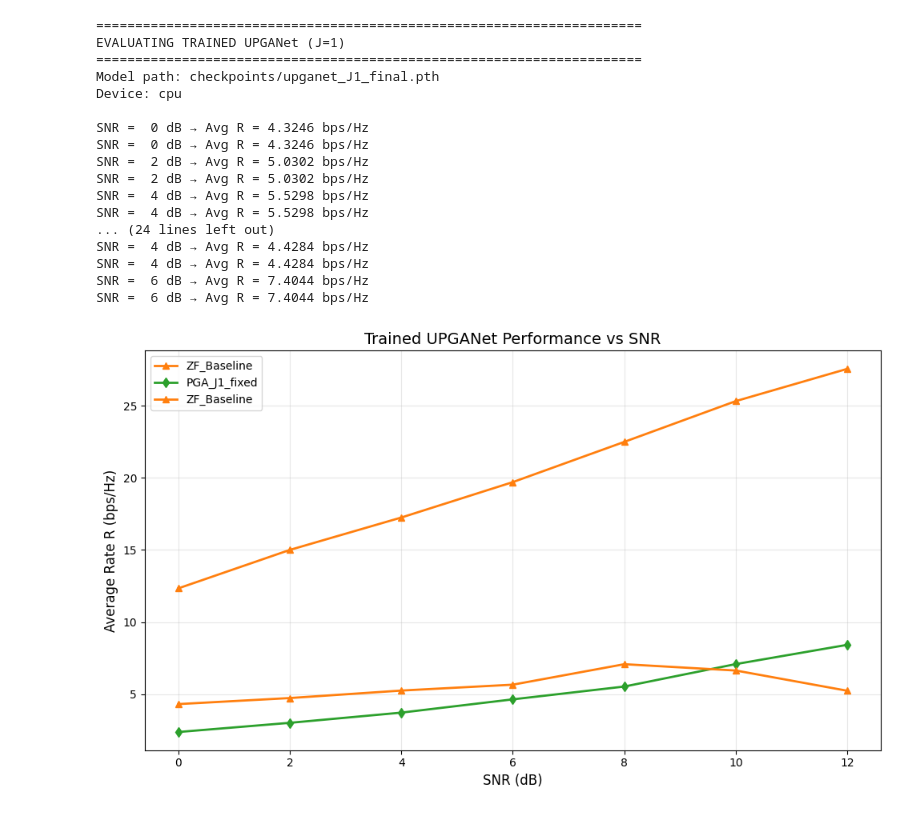
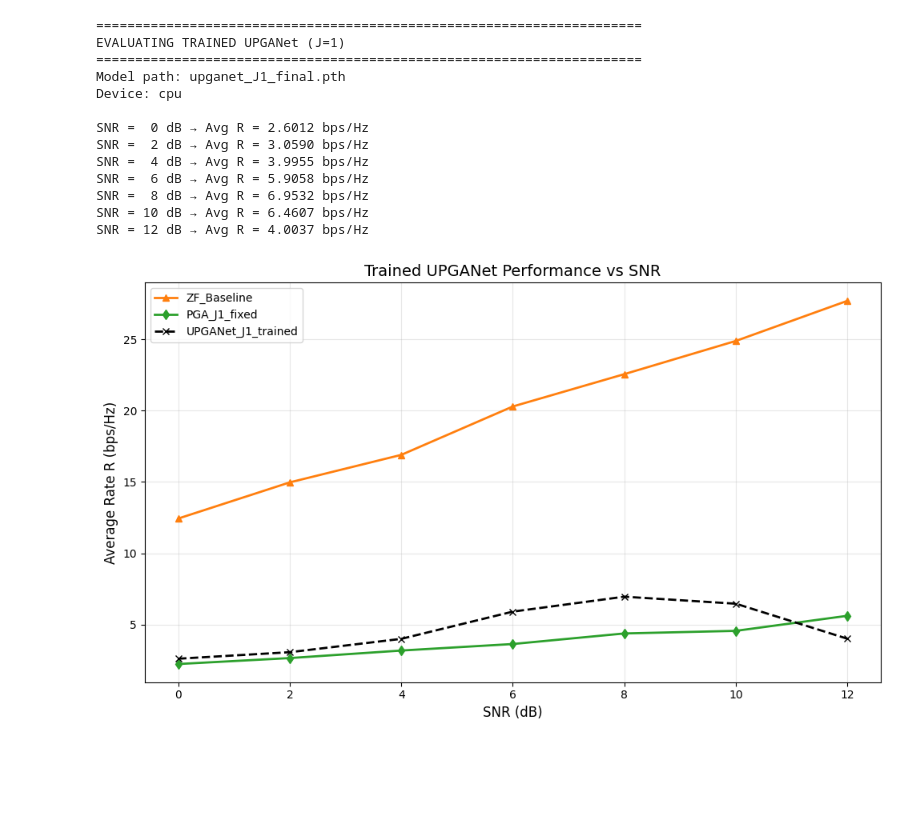
Before and after one commit to SurangaPrasad/mimo_jcas_system, a Jupyter notebook: plot_figute_3a.ipynb, the cells around one changed output. Saved outputs shown, nothing was run; the diff lists cells and outputs as text; code cells hidden in the pictures; blank space fills up the shorter version.

Commit message:
figure 3a is updated

```diff
--- a/plot_figute_3a.ipynb
+++ b/plot_figute_3a.ipynb
@@ -106,7 +106,7 @@ for snr_db in range(0, 13, 2):
 
         A0, D0 = proposed_initialization_torch(H, theta_d, N, M, K, P_BS, device)
         _ , R_PGA, A, D = run_pga_torch(H, A0, D0, J=1, I_max=I_max,
-                                  mu=mu, lambda_=lambda_, omega=omega,
+                                  mu=-0.01, lambda_=0.01, omega=omega,
                                   sigma_n2=sigma_n2, Psi=Psi, P_BS=P_BS, device=device)
 
         R_PGA_sum += R_PGA.cpu().item()  # Convert to Python float
@@ -181,78 +175,74 @@ def evaluate_trained_upganet(model_path, J, num_realizations=100, snr_range=rang
 
     return R_upganet_list
 # %%
-evaluate_trained_upganet(N, M, K,  model_path, theta_d_t, sigma_n2_t, omega, sigma_n2, Psi_t,  J, num_realizations=100, snr_range=range(0, 13 , 2)):
-
+# evaluate_trained_upganet(N, M, K,  model_path, theta_d_t, sigma_n2_t, omega, sigma_n2, Psi_t,  J, num_realizations=100, snr_range=range(0, 13 , 2)):
+# from lib.support_functions_torch evaluate_trained_upganet
 trained_results = evaluate_trained_upganet(
-    N, M, K,
-    model_path="checkpoints/upganet_J1_final.pth",
-    theta_d_t=theta_d_t,
-    sigma_n2_t=sigma_n2_t,
-    omega=omega,
-    sigma_n2=sigma_n2,
+    # N, M, K,
+    model_path="upganet_J1_final.pth",
+    # theta_d_t=theta_d_t,
+    # sigma_n2_t=sigma_n2_t,
+    # omega=omega,
+    # sigma_n2=sigma_n2,
     J=1,
     num_realizations=100,
     snr_range=range(0, 13, 2)
 )
 
-fixed_results['UPGANet_J20_trained'] = trained_results
+fixed_results['upganet_J1_final'] = trained_results
 
-trained_results = evaluate_trained_upganet(
-    N, M, K,
-    model_path="checkpoints/upganet_J10_final.pth",
-    theta_d_t=theta_d_t,
-    sigma_n2_t=sigma_n2_t,
-    omega=omega,
-    sigma_n2=sigma_n2,
-    Psi_t=Psi_t,
-    J=10,
-     num_realizations=100,
-    snr_range=range(0, 13, 2)
-)
-fixed_results['UPGANet_J10_trained'] = trained_results
+# trained_results = evaluate_trained_upganet(
+#     N, M, K,
+#     model_path="checkpoints/upganet_J10_final.pth",
+#     theta_d_t=theta_d_t,
+#     sigma_n2_t=sigma_n2_t,
+#     omega=omega,
+#     sigma_n2=sigma_n2,
+#     Psi_t=Psi_t,
+#     J=10,
+#      num_realizations=100,
+#     snr_range=range(0, 13, 2)
+# )
+# fixed_results['UPGANet_J10_trained'] = trained_results
 # %% [output]
 ======================================================================
 EVALUATING TRAINED UPGANet (J=1)
 ======================================================================
-Model path: checkpoints/upganet_J1_final.pth
+Model path: upganet_J1_final.pth
 Device: cpu
 
-SNR =  0 dB → Avg R = 4.3246 bps/Hz
-SNR =  0 dB → Avg R = 4.3246 bps/Hz
-SNR =  2 dB → Avg R = 5.0302 bps/Hz
-SNR =  2 dB → Avg R = 5.0302 bps/Hz
-SNR =  4 dB → Avg R = 5.5298 bps/Hz
-SNR =  4 dB → Avg R = 5.5298 bps/Hz
-... (24 lines left out)
-SNR =  4 dB → Avg R = 4.4284 bps/Hz
-SNR =  4 dB → Avg R = 4.4284 bps/Hz
-SNR =  6 dB → Avg R = 7.4044 bps/Hz
-SNR =  6 dB → Avg R = 7.4044 bps/Hz
+SNR =  0 dB → Avg R = 2.6012 bps/Hz
+SNR =  2 dB → Avg R = 3.0590 bps/Hz
+SNR =  4 dB → Avg R = 3.9955 bps/Hz
+SNR =  6 dB → Avg R = 5.9058 bps/Hz
+SNR =  8 dB → Avg R = 6.9532 bps/Hz
+SNR = 10 dB → Avg R = 6.4607 bps/Hz
+SNR = 12 dB → Avg R = 4.0037 bps/Hz
 # %%
 # fixed_results['UPGANet_J20_trained'] = trained_results
 
 # Re-plot including trained model
 plt.figure(figsize=(10, 6))
 snrs = list(range(0, 13, 2))
 
 for label, rates in fixed_results.items():
-    if 'UPGANet_J1_trained' in label:
+    if 'upganet_J1_final' in label:
         plt.plot(snrs, rates, marker='x', linewidth=2, color='black', linestyle='--', label='UPGANet_J1_trained')
-    elif 'UPGANet_J10_trained' in label:
-        plt.plot(snrs, rates, marker='o', linewidth=2, color='tab:blue', label='UPGANet_J10_trained')
+    # elif 'UPGANet_J10_trained' in label:
+    #     plt.plot(snrs, rates, marker='o', linewidth=2, color='tab:blue', label='UPGANet_J10_trained')
     # # elif 'UPGANet_J20_trained' in label:
     # #     plt.plot(snrs, rates, marker='s', linewidth=2, color='tab:red', label='UPGANet_J20_trained')
-    if 'PGA_J1_fixed' in label:
+    elif 'PGA_J1_fixed' in label:
         plt.plot(snrs, rates, marker='d', linewidth=2, color='tab:green', label='PGA_J1_fixed')
     else:
         plt.plot(snrs, rates, marker='^', linewidth=2, color='tab:orange', label='ZF_Baseline')
 
 plt.xlabel('SNR (dB)', fontsize=12)
 plt.ylabel('Average Rate R (bps/Hz)', fontsize=12)
 plt.title('Trained UPGANet Performance vs SNR', fontsize=14)
 plt.grid(True, alpha=0.3)
 plt.legend(fontsize=10)
 plt.tight_layout()
 plt.show()
 # %% [output]
-[figure, old version]
+[figure, new version]
```
Also changed, not shown: parts of 1 cell of this notebook.
